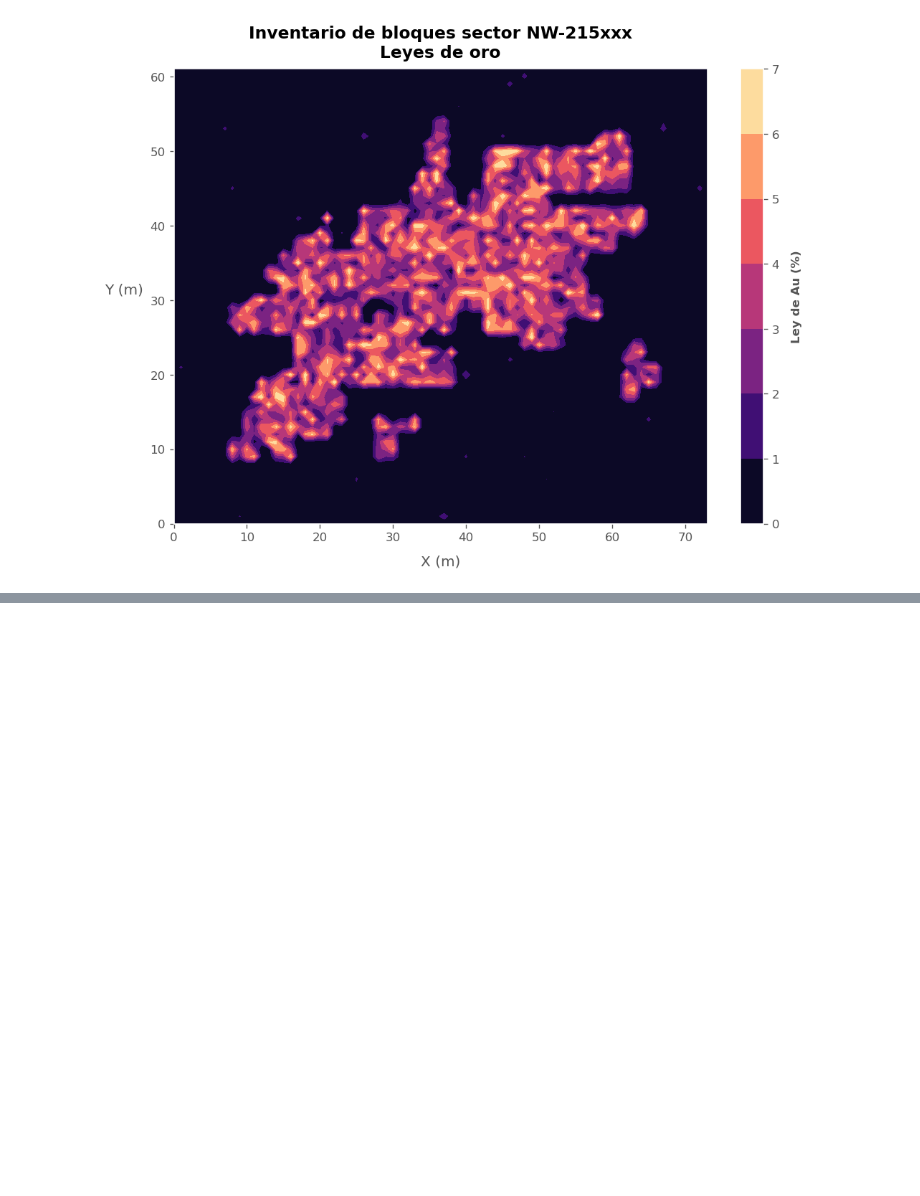
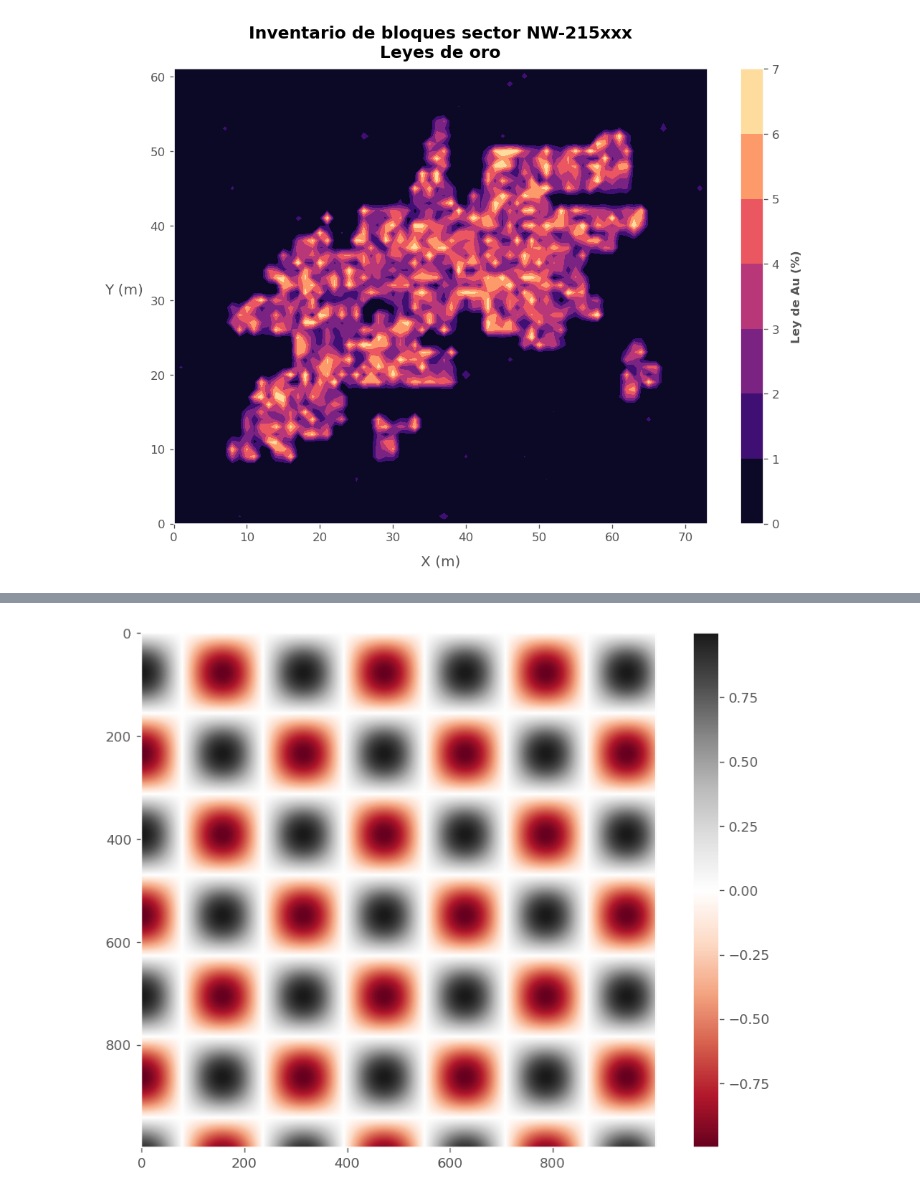
Before and after one commit to rquezadac/udd_data_analytics_lectures, a Jupyter notebook: seccion_03_matplotlib/clase_3_3.ipynb, the cells around one changed output, grey strips where cells are left out. Saved outputs shown, nothing was run; the diff lists cells and outputs as text; code cells hidden in the pictures; blank space fills up the shorter version.

```diff
--- a/seccion_03_matplotlib/clase_3_3.ipynb
+++ b/seccion_03_matplotlib/clase_3_3.ipynb
@@ -310,0 +523,12 @@ cb.set_label("Ley de Au (%)", fontsize=10, fontweight="bold", labelpad=10);
+# %%
+# Definimos una secuencia de valores para crear el gráfico.
+x = np.linspace(start=0, stop=20, num=1000)
+y = np.cos(x)*np.sin(x.reshape(-1, 1))
+# %%
+# Creamos el gráfico.
+fig, ax = plt.subplots(figsize=(10, 7))
+p = ax.imshow(y, cmap="RdGy")
+ax.grid(False)
+cb = plt.colorbar(p);
+# %% [output]
+[figure, added]
```
Also changed, not shown: parts of 74 cells of this notebook.
